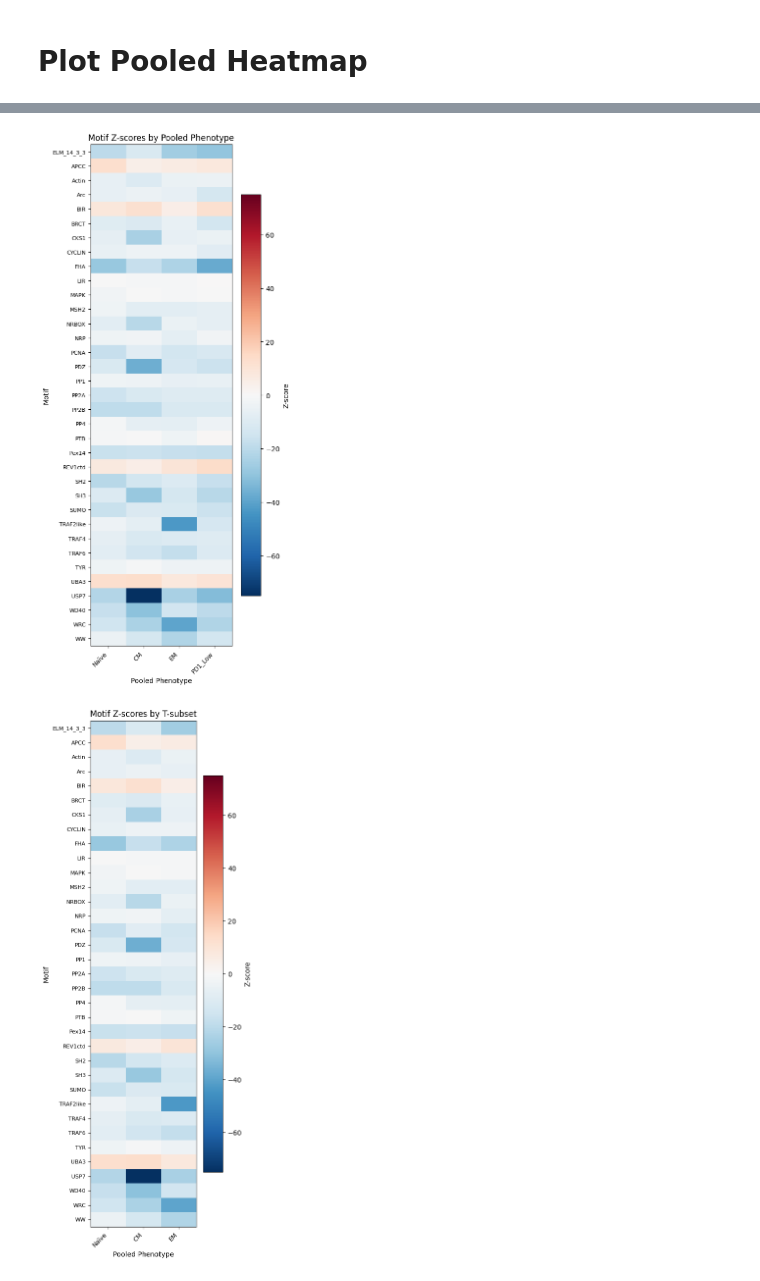
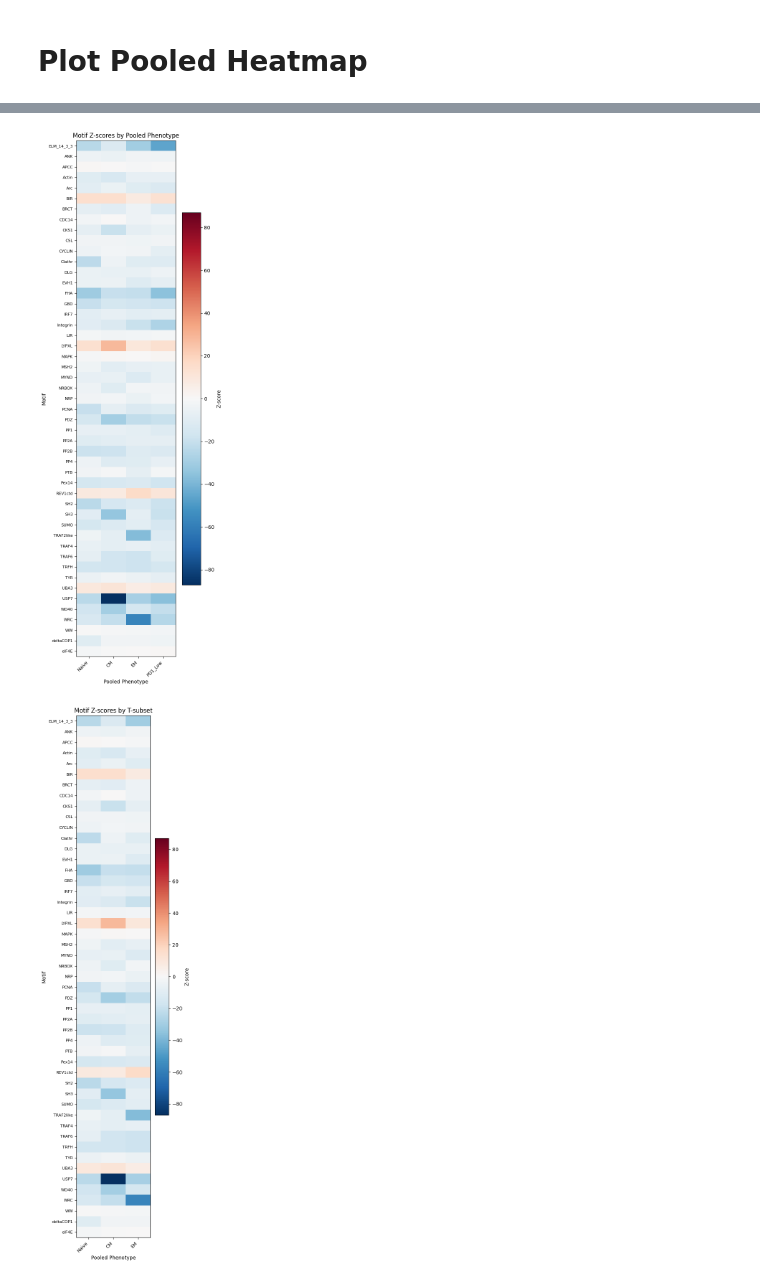
Before and after one commit to LIRGE/CostimScreen, a Jupyter notebook: notebooks/01_refit_joint_model.ipynb, the cells around one changed output, grey strips where cells are left out. Drawn from its saved outputs; the diff is of its cells as text; code cells hidden in the pictures.

Commit message:
Added z scores and multi-volcano+heatmap plot

```diff
--- a/notebooks/01_refit_joint_model.ipynb
+++ b/notebooks/01_refit_joint_model.ipynb
@@ -70,7 +69,7 @@ X_elm = cs.build_elm_category_design(
     candidate_id_col="CandidateID",
     elm_col="ELMCategory",
     include_quadratic=False,           # No pairwise interactions
-    min_freq=0.025,                    # Require 10% frequency
+    min_freq=0.0,                      # Threshold disabled
 )
 
 # Make patsy-safe column names
@@ -89,8 +88,9 @@ cand = cand.loc[non_gpcr_ids]
 # Sample-level derived variables
 smeta = smeta.copy()
 smeta.index.name = "sample_id"  # Ensure index name is preserved
+smeta["Tsubset"] = smeta["Tsubset"].replace({"Naïve": "Naive"})
 smeta["phenotype"] = smeta["Tsubset"].astype(str) + "_" + smeta["PD1Status"].astype(str)
-smeta["block"] = cs.make_block_id(smeta)
+smeta["CCR"] = cs.make_ccr_id(smeta)
 
 # Long table + offset
 df = cs.counts_to_long(counts_wide, id_col="CandidateID")
@@ -101,7 +101,7 @@ df = cs.add_library_size(df)
 df = df.merge(X_elm.reset_index().rename(columns={"index": "CandidateID"}), on="CandidateID", how="left")
 
 # Drop incomplete rows
-df = df.dropna(subset=["phenotype", "block", "offset", "count"])
+df = df.dropna(subset=["phenotype", "CCR", "offset", "count"])
 
 # Let's look at what we have...
 df
@@ -129,11 +129,13 @@ df_raji["phenotype"] = pd.Categorical(df_raji["phenotype"])
 motif_cols = [c for c in X_elm.columns]
 formula = cs.build_joint_formula(motif_cols)
 
-fit = cs.fit_nb_glm_iter_alpha(df_raji, formula=formula, offset_col="offset", cluster_col="block")
+fit = cs.fit_nb_glm_iter_alpha(df_raji, formula=formula, offset_col="offset", cluster_col="CCR")
 
 with open(results_path / "glm_summary.txt", "w") as f:
     f.write(str(fit.res.summary()))
 (pd.Series({"alpha": fit.alpha})).to_csv(results_path / "alpha.csv")
 
+assert getattr(fit.res, "cov_type", None) == "cluster", "Fit did not use cluster-robust SEs."
+
 print("Estimated alpha:", fit.alpha)
 # %% [output]
@@ -285,18 +287,20 @@ fig, ax, data = cs.coef_heatmap(
 # %%
 # Heatmap with pooled phenotypes
 fig, ax, data = cs.pooled_coef_heatmap(
     fit,
     motifs=motif_cols,
-    title="Motif Z-scores by Pooled Phenotype"
+    title="Motif Z-scores by Pooled Phenotype",
+    outpath=results_path / "heatmap_pooled.png",
+    dpi=300,
 )
 
 # Without the PD1_Low column
 fig, ax, data = cs.pooled_coef_heatmap(
     fit,
     motifs=motif_cols,
     include_pd1_low=False,
     title="Motif Z-scores by T-subset"
 )
 # %% [output]
-[figure, old version]
+[figure, new version]
-[figure, old version]
+[figure, new version]
```
Also changed, not shown: parts of 10 cells of this notebook, 34 other files.
